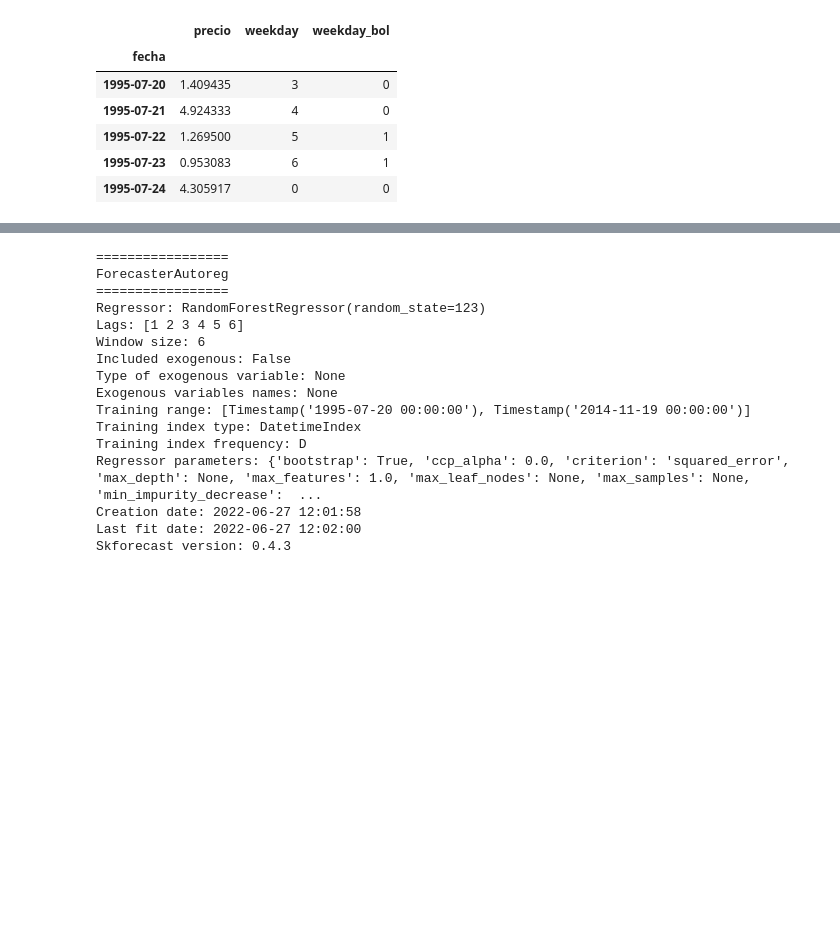
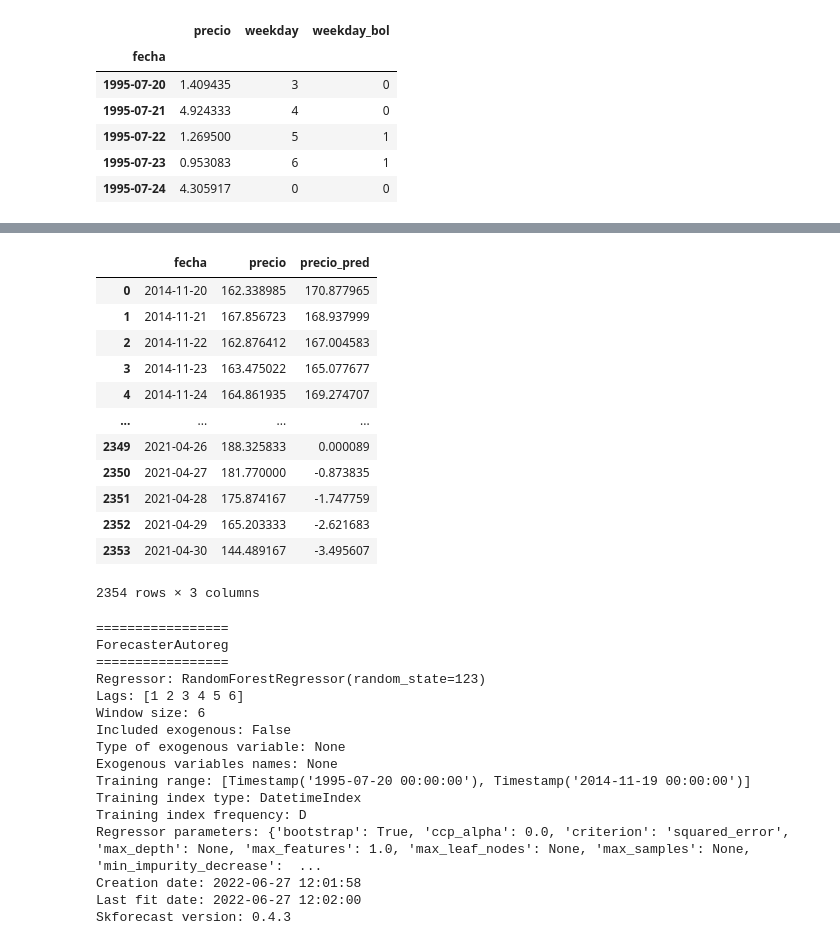
Before and after one commit to productos-de-datos/proyecto-vavasquezhe, a Jupyter notebook: Model.ipynb, the cells around one changed output, grey strips where cells are left out. Cells and saved outputs as stored; diff of their text form; code cells hidden in the pictures; blank space fills up the shorter version.

Commit message:
updating model train

```diff
--- a/Model.ipynb
+++ b/Model.ipynb
@@ -31,6 +34,23 @@ df.head()
 | 1995-07-22 | 1.269500 | 5 | 1 |
 | 1995-07-23 | 0.953083 | 6 | 1 |
 | 1995-07-24 | 4.305917 | 0 | 0 |
+# %%
+import pickle
+import statsmodels.api as sm
+forecaster = sm.tsa.statespace.SARIMAX(
+    endog=data_train[["precio"]],
+    exog=data_train[["weekday"]],
+    enforce_stationarity=False,
+    enforce_invertibility=False,
+    )
+
+    #forecaster = ForecasterAutoreg(
+    #            regressor = RandomForestRegressor(random_state=123),
+    #            lags = 8
+    #            )
+
+model = forecaster.fit()
+pickle.dump(model, open("precios-diarios.pkl", "wb"))
 # %%
 def test_train_datasets(data,perc):
     n = round(len(data)*perc)
@@ -39,3 +59,10 @@ def test_train_datasets(data,perc):
     return data_train, data_test
 # %%
 data_train, data_test = test_train_datasets(df,0.25)
+# %%
+result = model.forecast(
+        steps,
+        exog=data_test[["weekday"]],)
+# %%
+predictions =  pd.DataFrame(result)
+predictions
@@ -41,0 +83,20 @@ data_train, data_test = test_train_datasets(df,0.25)
+# %%
+result = pd.concat([data_test.loc[:, ['precio']], predictions], axis=1, join="inner")
+result = result.reset_index()
+result.columns = ["fecha", "precio", "precio_pred"]
+# %%
+result
+# %% [output]
+|  | fecha | precio | precio_pred |
+| 0 | 2014-11-20 | 162.338985 | 170.877965 |
+| 1 | 2014-11-21 | 167.856723 | 168.937999 |
+| 2 | 2014-11-22 | 162.876412 | 167.004583 |
+| 3 | 2014-11-23 | 163.475022 | 165.077677 |
+| 4 | 2014-11-24 | 164.861935 | 169.274707 |
+| ... | ... | ... | ... |
+| 2349 | 2021-04-26 | 188.325833 | 0.000089 |
+| 2350 | 2021-04-27 | 181.770000 | -0.873835 |
+| 2351 | 2021-04-28 | 175.874167 | -1.747759 |
+| 2352 | 2021-04-29 | 165.203333 | -2.621683 |
+| 2353 | 2021-04-30 | 144.489167 | -3.495607 |
+2354 rows × 3 columns
```
Also changed, not shown: parts of 3 cells of this notebook, 5 other files.
